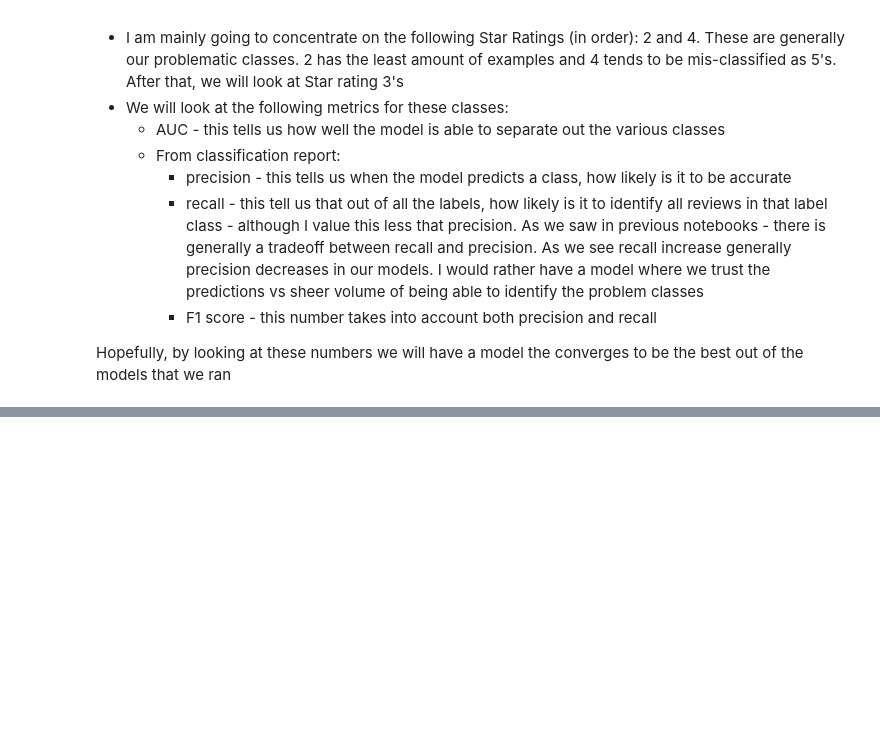
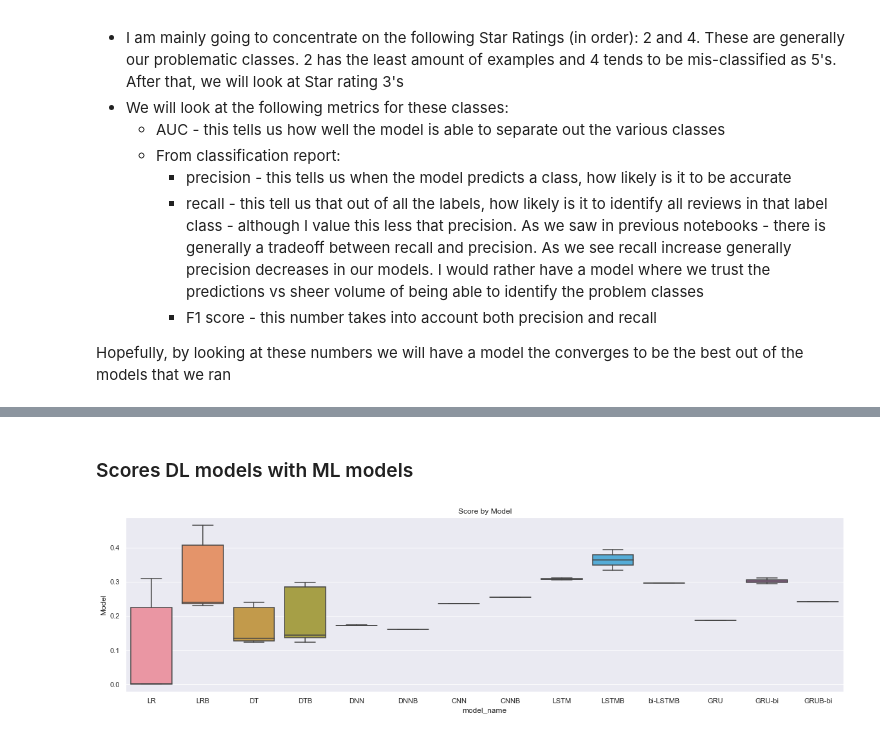
Before and after one commit to sv650s/sb-capstone, a Jupyter notebook: notebooks/5.0-deep-learning-summary.ipynb, the cells around one changed output, grey strips where cells are left out. Drawn from its saved outputs; the diff is of its cells as text; code cells hidden in the pictures; blank space fills up the shorter version.

```diff
--- a/notebooks/5.0-deep-learning-summary.ipynb
+++ b/notebooks/5.0-deep-learning-summary.ipynb
@@ -335,0 +71,13 @@ While 3 layer CNN model seems to strike a good balance between precision and rec
+# %% [markdown]
+### Scores DL models with ML models
+# %%
+report_all = ru.load_report(ML_REPORT_FILE).append(ru.load_dnn_report(REPORT_DIR, REPORT_FILE, convert_format = True),
+                                                   ignore_index = True,
+                                                  sort = False)
+f, a = plt.subplots(1, 1, figsize=(20, 5))
+sns.boxplot(data = report_all, x="model_name", y="eval_metric")
+_ = plt.ylabel("Score")
+_ = plt.ylabel("Model")
+_ = plt.title("Score by Model")
+# %% [output]
+[figure, added]
```
Also changed, not shown: parts of 29 cells of this notebook, 10 other files.
